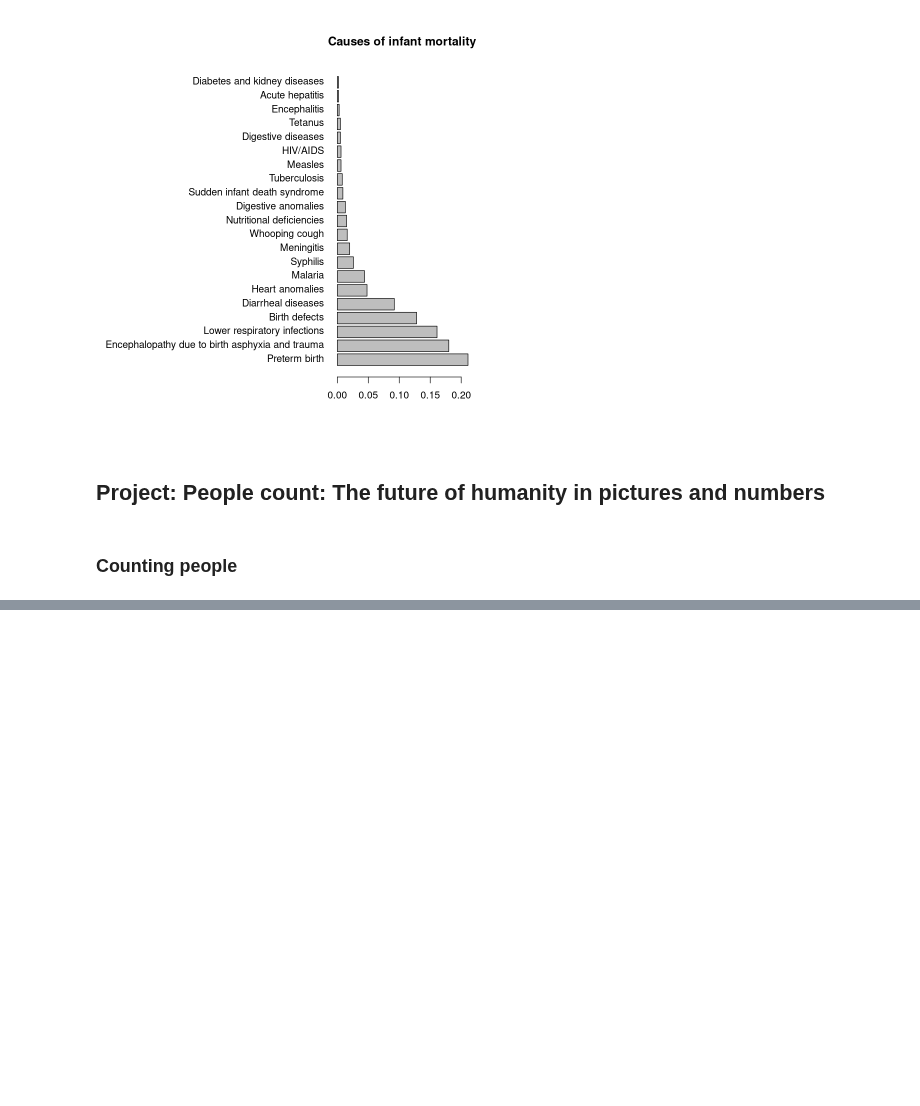
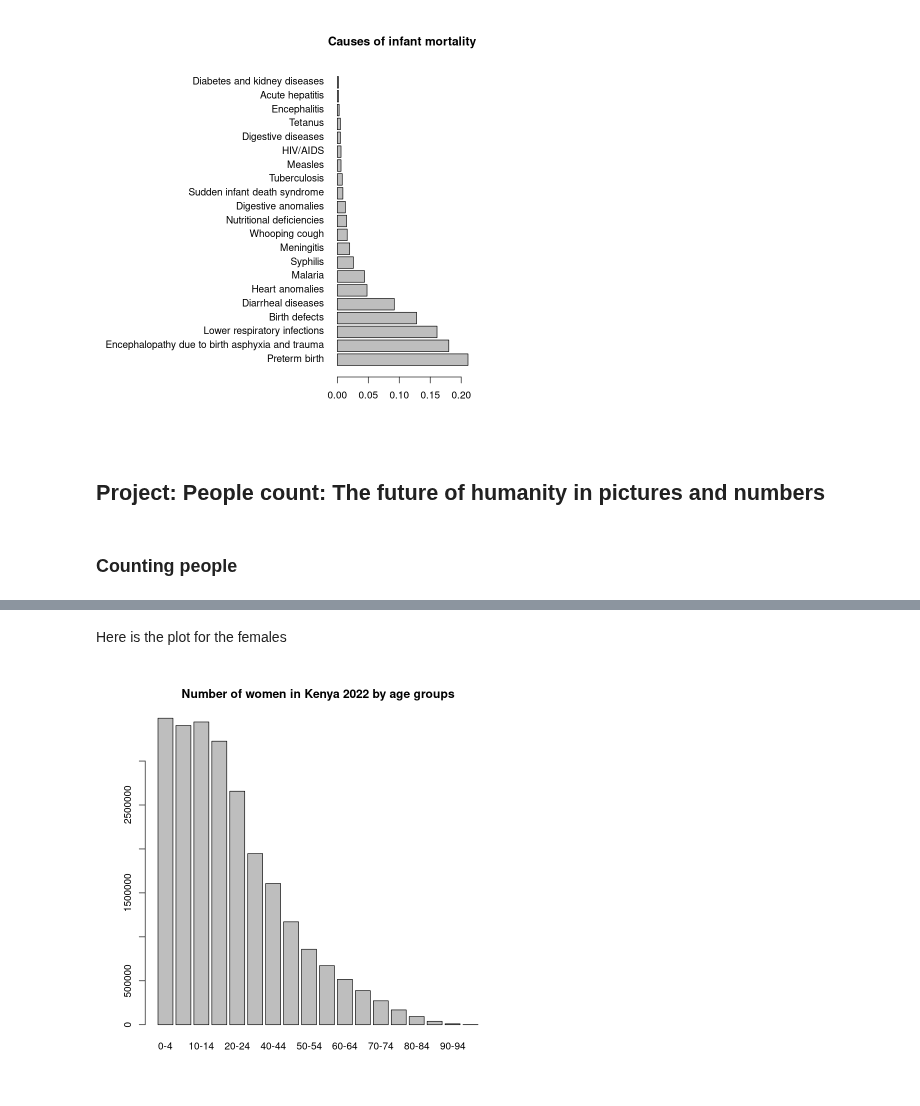
Before and after one commit to Martin-Summer-1090/Statistics_JWL, a Jupyter notebook: solution_manual/manual_v0/_build/html/_sources/exercises_unit_1.ipynb, the cells around one changed output, grey strips where cells are left out. Saved outputs shown, nothing was run; the diff lists cells and outputs as text; code cells hidden in the pictures; blank space fills up the shorter version.

```diff
--- a/solution_manual/manual_v0/_build/html/_sources/exercises_unit_1.ipynb
+++ b/solution_manual/manual_v0/_build/html/_sources/exercises_unit_1.ipynb
@@ -295,0 +361,6 @@ barplot(shares, names.arg = causes, horiz = TRUE, las = 1, main = "Causes of inf
+# %% [markdown]
+Here is the plot for the females
+# %%
+barplot(num_f, names.arg = age, main = "Number of women in Kenya 2022 by age groups")
+# %% [output]
+[figure, added]
```
Also changed, not shown: parts of 32 cells of this notebook, 25 other files.
